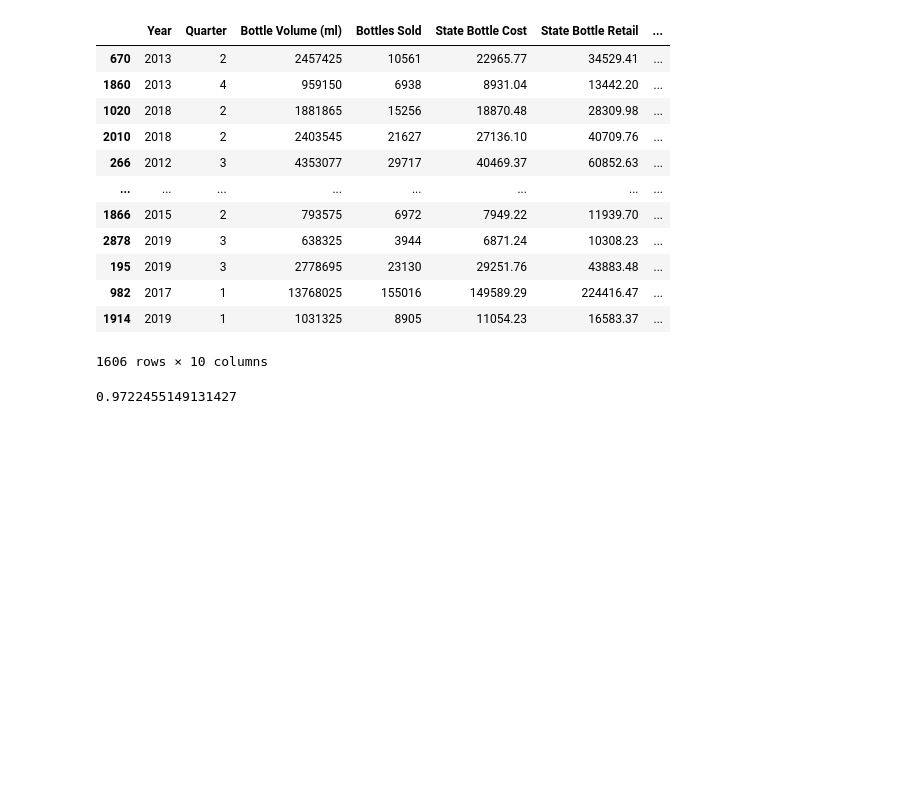
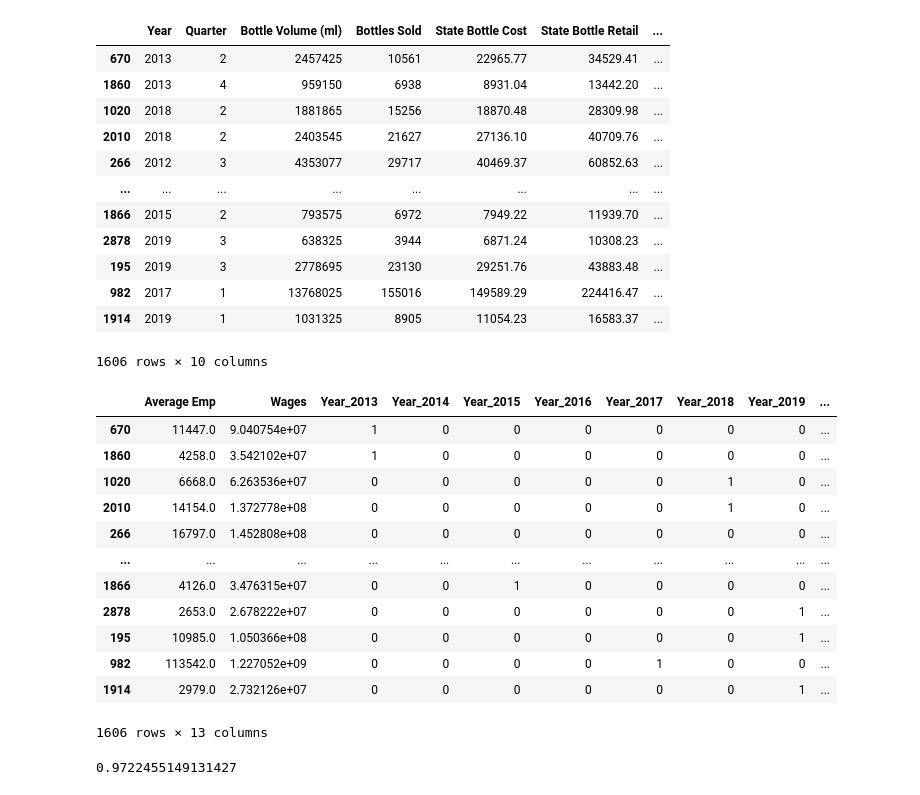
Before and after one commit to ayakkala1/Project-1-Data-401, a Jupyter notebook: anish/Iowa Alc Sales EDA.ipynb, the cells around one changed output. Cells and saved outputs as stored; diff of their text form; code cells hidden in the pictures; blank space fills up the shorter version.

```diff
--- a/anish/Iowa Alc Sales EDA.ipynb
+++ b/anish/Iowa Alc Sales EDA.ipynb
@@ -120,6 +142,22 @@ X_train
 DEP_VARS = ["Year","Quarter","Average Emp", "Wages"]
 # %%
 b = linear_regression(X_train[DEP_VARS], y_train)
+# %%
+pd.get_dummies(X_train[DEP_VARS],drop_first = True)._get_numeric_data()
+# %% [output]
+|  | Average Emp | Wages | Year_2013 | Year_2014 | Year_2015 | Year_2016 | Year_2017 | Year_2018 | Year_2019 | ... |
+| 670 | 11447.0 | 9.040754e+07 | 1 | 0 | 0 | 0 | 0 | 0 | 0 | ... |
+| 1860 | 4258.0 | 3.542102e+07 | 1 | 0 | 0 | 0 | 0 | 0 | 0 | ... |
+| 1020 | 6668.0 | 6.263536e+07 | 0 | 0 | 0 | 0 | 0 | 1 | 0 | ... |
+| 2010 | 14154.0 | 1.372778e+08 | 0 | 0 | 0 | 0 | 0 | 1 | 0 | ... |
+| 266 | 16797.0 | 1.452808e+08 | 0 | 0 | 0 | 0 | 0 | 0 | 0 | ... |
+| ... | ... | ... | ... | ... | ... | ... | ... | ... | ... | ... |
+| 1866 | 4126.0 | 3.476315e+07 | 0 | 0 | 1 | 0 | 0 | 0 | 0 | ... |
+| 2878 | 2653.0 | 2.678222e+07 | 0 | 0 | 0 | 0 | 0 | 0 | 1 | ... |
+| 195 | 10985.0 | 1.050366e+08 | 0 | 0 | 0 | 0 | 0 | 0 | 1 | ... |
+| 982 | 113542.0 | 1.227052e+09 | 0 | 0 | 0 | 0 | 1 | 0 | 0 | ... |
+| 1914 | 2979.0 | 2.732126e+07 | 0 | 0 | 0 | 0 | 0 | 0 | 1 | ... |
+1606 rows × 13 columns
 # %%
 r2(b, X_train[DEP_VARS], y_train)
 # %% [output]
```
Also changed, not shown: parts of 3 cells of this notebook.
